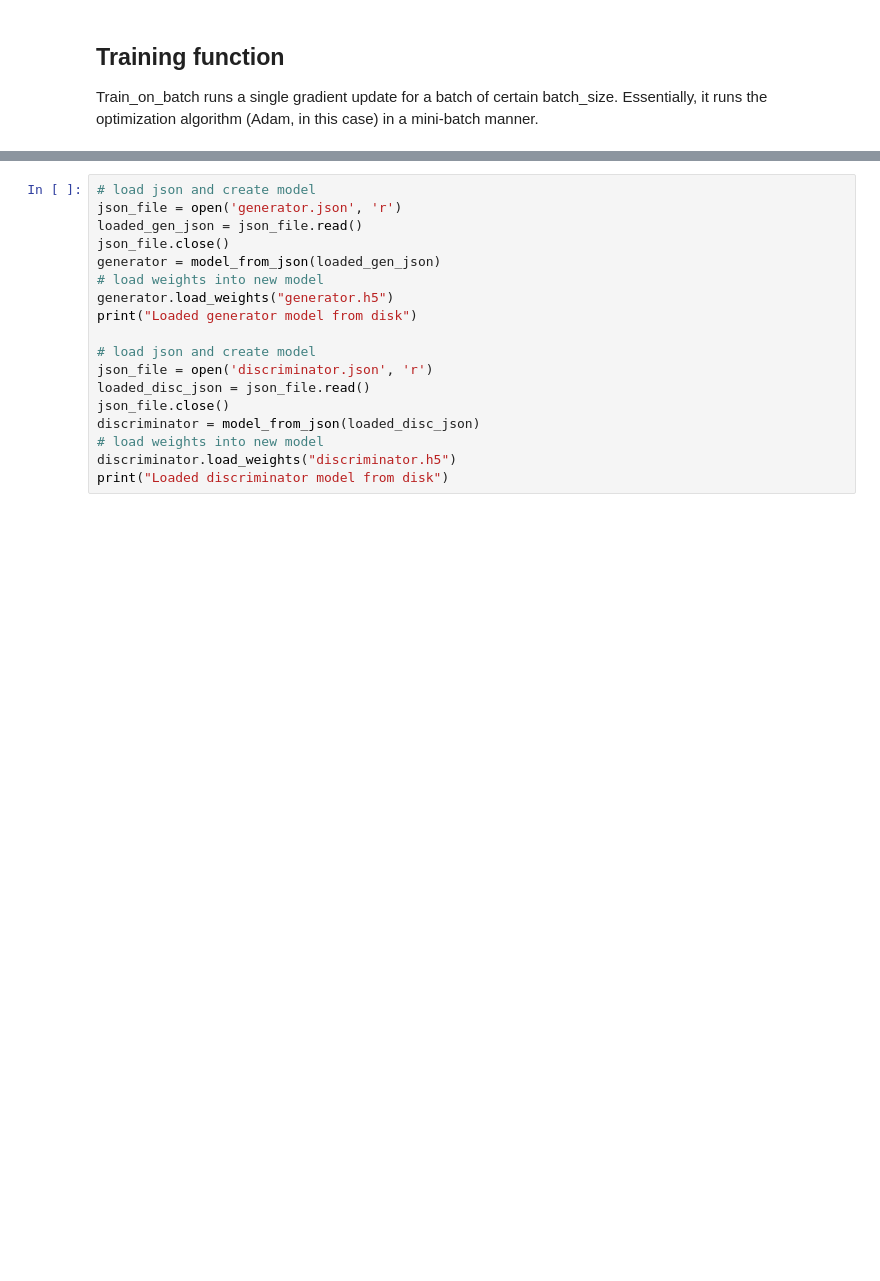
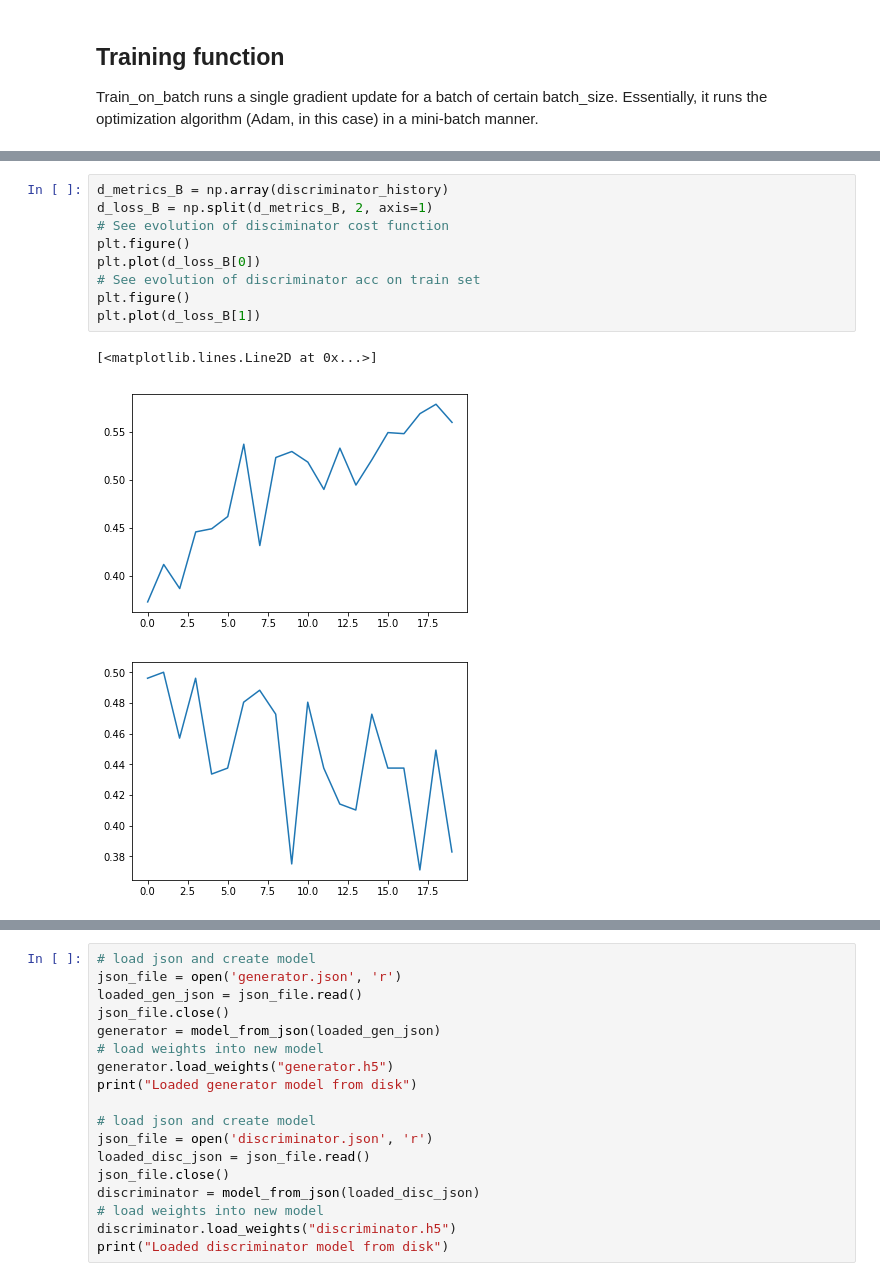
Before and after one commit to miguelfmc/keras-tutorial-GAN, a Jupyter notebook: KerasGAN.ipynb, the cells around one changed output, grey strips where cells are left out. Saved outputs shown, nothing was run; the diff lists cells and outputs as text; blank space fills up the shorter version.

```diff
--- a/KerasGAN.ipynb
+++ b/KerasGAN.ipynb
@@ -322,0 +295,13 @@ Saved model to disk
+# %%
+d_metrics_B = np.array(discriminator_history)
+d_loss_B = np.split(d_metrics_B, 2, axis=1)
+# See evolution of disciminator cost function
+plt.figure()
+plt.plot(d_loss_B[0])
+# See evolution of discriminator acc on train set
+plt.figure()
+plt.plot(d_loss_B[1])
+# %% [output]
+[<matplotlib.lines.Line2D at 0x...>]
+[figure, added]
+[figure, added]
```
Also changed, not shown: parts of 11 cells of this notebook.
